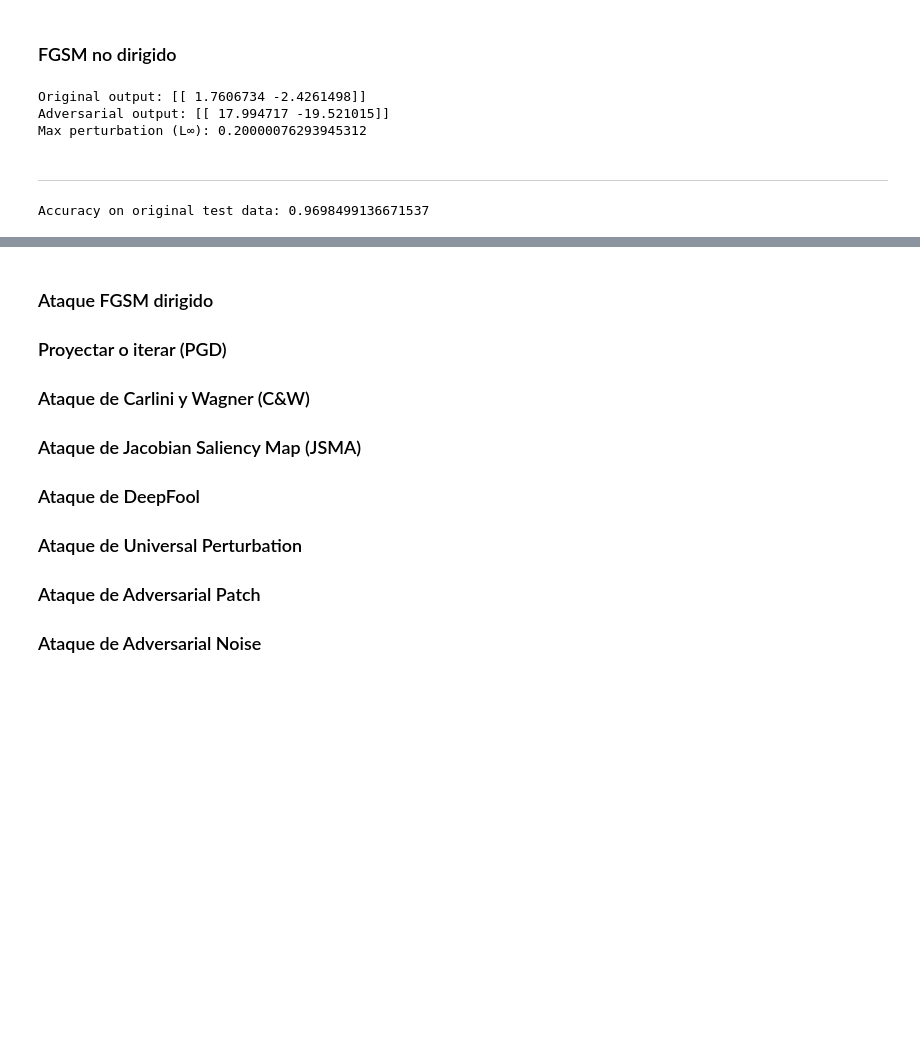
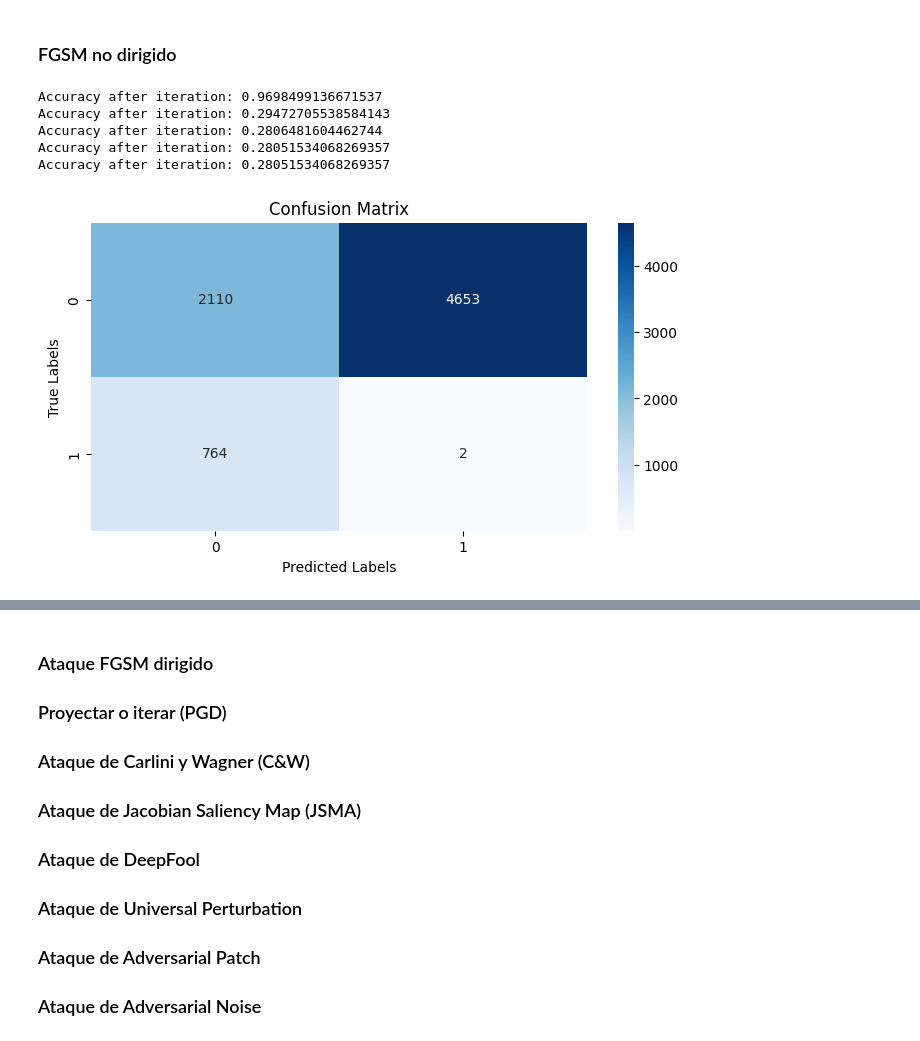
Before and after one commit to pintamonas4575/Security-project-MAADM-UPM, a Jupyter notebook: malware_solution.ipynb, the cells around one changed output, grey strips where cells are left out. Cells and saved outputs as stored; diff of their text form; code cells hidden in the pictures; blank space fills up the shorter version.

```diff
--- a/malware_solution.ipynb
+++ b/malware_solution.ipynb
@@ -361,28 +367,0 @@ def fgsm_attack(model: Model, X_test: torch.Tensor, y_true: torch.Tensor, epsilo
-# %%
-# Take a single sample from
-sample_index = 15
-sample = X_test[sample_index].unsqueeze(0)  # shape becomes (1, 354)
-sample_label = y_test[sample_index].unsqueeze(0)
-
-# Generate the adversarial example using FGSM
-sample_adv = fgsm_attack(whitebox_model, sample, sample_label, epsilon=0.2)
-
-print("Original output:", whitebox_model(sample).detach().cpu().numpy())
-print("Adversarial output:", whitebox_model(sample_adv).detach().cpu().numpy())
-print("Max perturbation (L∞):", (sample_adv - sample).abs().max().item())
-# %% [output]
-Original output: [[ 1.7606734 -2.4261498]]
-Adversarial output: [[ 17.994717 -19.521015]]
-Max perturbation (L∞): 0.20000076293945312
-# %% [markdown]
----
-# %%
-# FUNCIONA
-# original test set
-with torch.no_grad():
-    outputs_orig = whitebox_model(X_test)
-    preds_orig = torch.argmax(outputs_orig, dim=1)
-original_acc = accuracy_score(y_test.cpu().numpy(), preds_orig.cpu().numpy())
-print("Accuracy on original test data:", original_acc)
-# %% [output]
-Accuracy on original test data: 0.9698499136671537
@@ -412,0 +368,50 @@ print("Accuracy on adversarial test data:", adv_acc)
+# %%
+def fgsm_attack(data: torch.Tensor, data_grad: torch.Tensor, epsilon: float = 0.2) -> torch.Tensor:
+    sign_data_grad = data_grad.sign()
+    perturbed_data = data + epsilon * sign_data_grad
+    perturbed_data = torch.clamp(perturbed_data, 0, torch.inf)
+    perturbed_data[:, 8:] = torch.clamp(perturbed_data[:, 8:], 0, 1)
+    perturbed_data = perturbed_data.round()
+    return perturbed_data
+
+# Parameters
+num_iterations = 5
+epsilon = 0.5  # Small step size per iteration
+
+# Start from clean input
+x_adv = X_test.clone().detach().to(device)
+x_adv.requires_grad = True
+
+for _ in range(num_iterations):
+    whitebox_model.zero_grad()
+    output = whitebox_model(x_adv)
+    loss = criterion(output, y_test.long())
+    loss.backward()
+
+    # Apply FGSM
+    data_grad = x_adv.grad.data
+    x_adv = fgsm_attack(x_adv, data_grad, epsilon)
+
+    # Re-enable gradient tracking for the next iteration
+    x_adv = x_adv.detach().clone().requires_grad_(True)
+    print(f"Accuracy after iteration: {accuracy_score(y_test.cpu(), torch.argmax(output, dim=1).cpu())}")
+
+# Final prediction on adversarial example
+output = whitebox_model(x_adv)
+prediction = torch.argmax(output, dim=1)
+# %% [output]
+Accuracy after iteration: 0.9698499136671537
+Accuracy after iteration: 0.29472705538584143
+Accuracy after iteration: 0.2806481604462744
+Accuracy after iteration: 0.28051534068269357
+Accuracy after iteration: 0.28051534068269357
+# %%
+cm = confusion_matrix(y_test.cpu(), prediction.cpu())
+plt.figure(figsize=(8,4))
+sns.heatmap(cm, annot=True, fmt='d', cmap='Blues')
+plt.xlabel('Predicted Labels')
+plt.ylabel('True Labels')
+plt.title('Confusion Matrix')
+plt.show()
+# %% [output]
+[figure, added]
```
Also changed, not shown: parts of 26 cells of this notebook, 2 other files.
